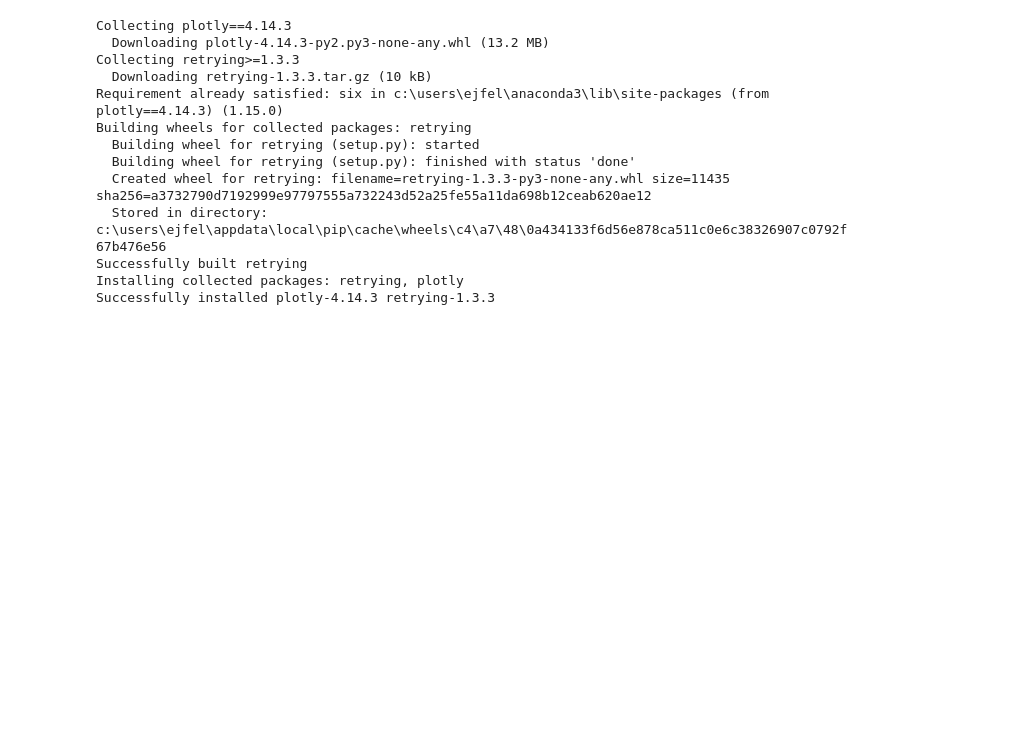
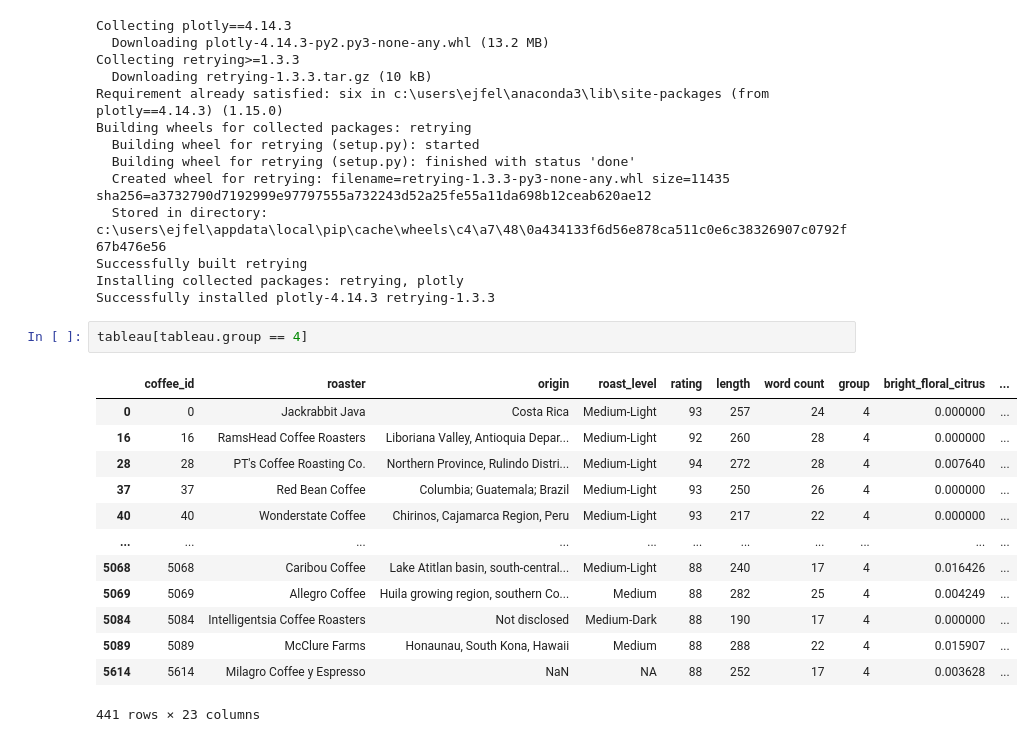
Before and after one commit to ejfeldman7/coffee-reviews-nlp, a Jupyter notebook: Notebooks/topics_explorations.ipynb, the cells around one changed output. Cells and saved outputs as stored; diff of their text form; blank space fills up the shorter version.

```diff
--- a/Notebooks/topics_explorations.ipynb
+++ b/Notebooks/topics_explorations.ipynb
@@ -110,6 +110,22 @@ Building wheels for collected packages: retrying
 Successfully built retrying
 Installing collected packages: retrying, plotly
 Successfully installed plotly-4.14.3 retrying-1.3.3
+# %%
+tableau[tableau.group == 4]
+# %% [output]
+|  | coffee_id | roaster | origin | roast_level | rating | length | word count | group | bright_floral_citrus | ... |
+| 0 | 0 | Jackrabbit Java | Costa Rica | Medium-Light | 93 | 257 | 24 | 4 | 0.000000 | ... |
+| 16 | 16 | RamsHead Coffee Roasters | Liboriana Valley, Antioquia Depar... | Medium-Light | 92 | 260 | 28 | 4 | 0.000000 | ... |
+| 28 | 28 | PT's Coffee Roasting Co. | Northern Province, Rulindo Distri... | Medium-Light | 94 | 272 | 28 | 4 | 0.007640 | ... |
+| 37 | 37 | Red Bean Coffee | Columbia; Guatemala; Brazil | Medium-Light | 93 | 250 | 26 | 4 | 0.000000 | ... |
+| 40 | 40 | Wonderstate Coffee | Chirinos, Cajamarca Region, Peru | Medium-Light | 93 | 217 | 22 | 4 | 0.000000 | ... |
+| ... | ... | ... | ... | ... | ... | ... | ... | ... | ... | ... |
+| 5068 | 5068 | Caribou Coffee | Lake Atitlan basin, south-central... | Medium-Light | 88 | 240 | 17 | 4 | 0.016426 | ... |
+| 5069 | 5069 | Allegro Coffee | Huila growing region, southern Co... | Medium | 88 | 282 | 25 | 4 | 0.004249 | ... |
+| 5084 | 5084 | Intelligentsia Coffee Roasters | Not disclosed | Medium-Dark | 88 | 190 | 17 | 4 | 0.000000 | ... |
+| 5089 | 5089 | McClure Farms | Honaunau, South Kona, Hawaii | Medium | 88 | 288 | 22 | 4 | 0.015907 | ... |
+| 5614 | 5614 | Milagro Coffee y Espresso | NaN | NA | 88 | 252 | 17 | 4 | 0.003628 | ... |
+441 rows × 23 columns
 # %%
 topic_features = ['bright_floral_citrus', 'choc_woody_dark', 'tart_sweet_smooth','cacao_nut_clean', 'sweet_nut_pine', 'juicy_cacao_honey', 'red_berries','woody_nut_caramel', 'cherry_vinuous_choc']
 topics = ['Bright, Floral, Citrus', 'Chocolate, Dark, Woody', 'Tart, Sweet, Smooth','Cacao, Nutty, Clean', 'Sweet, Nut, Pine', 'Juicy, Honey, Cacao', 'Red Berries','Nutty, Caramel, Woody', 'Cherry, Vinuous, Chocolate']
```
Also changed, not shown: parts of 5 cells of this notebook, 2 other files.
